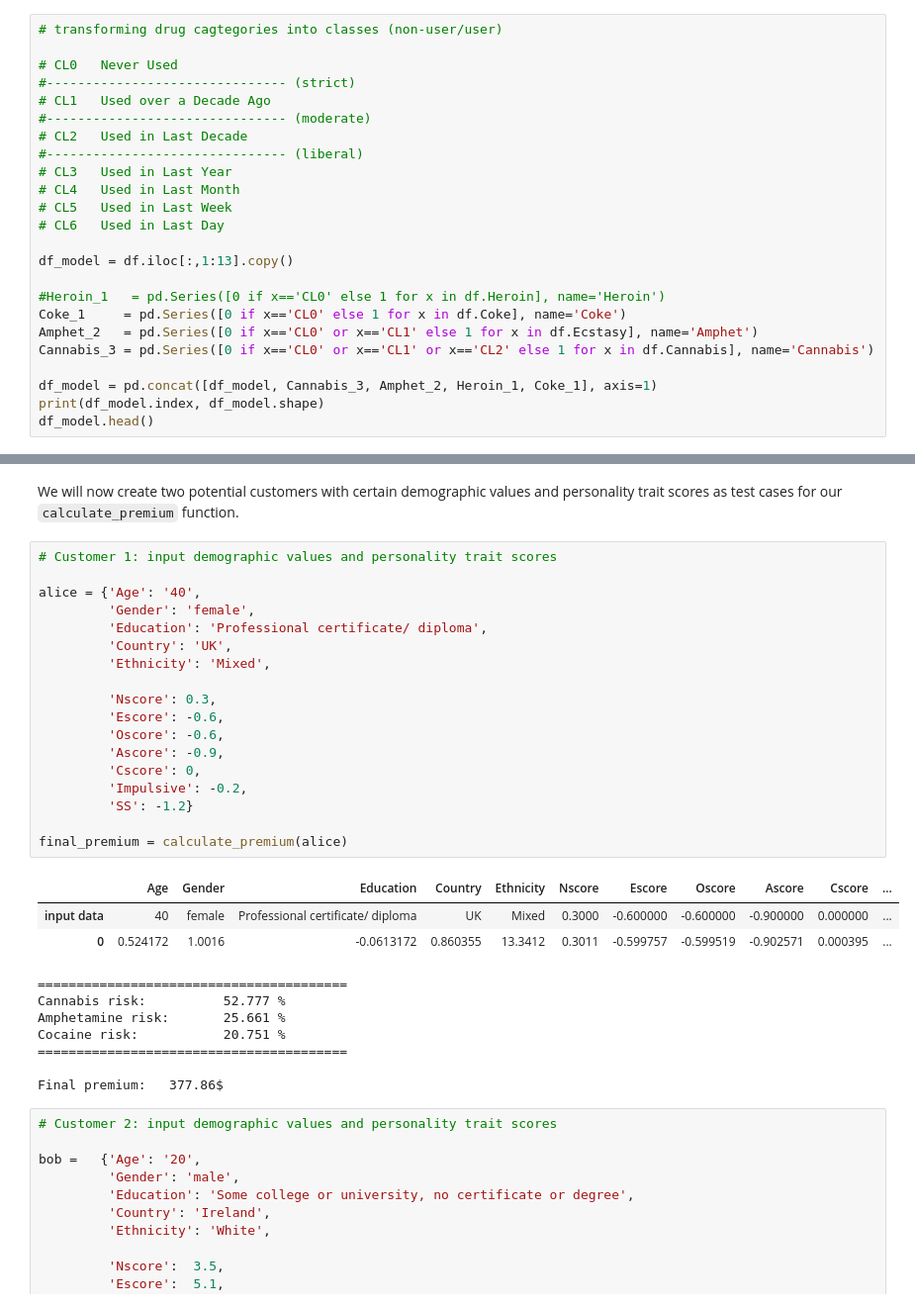
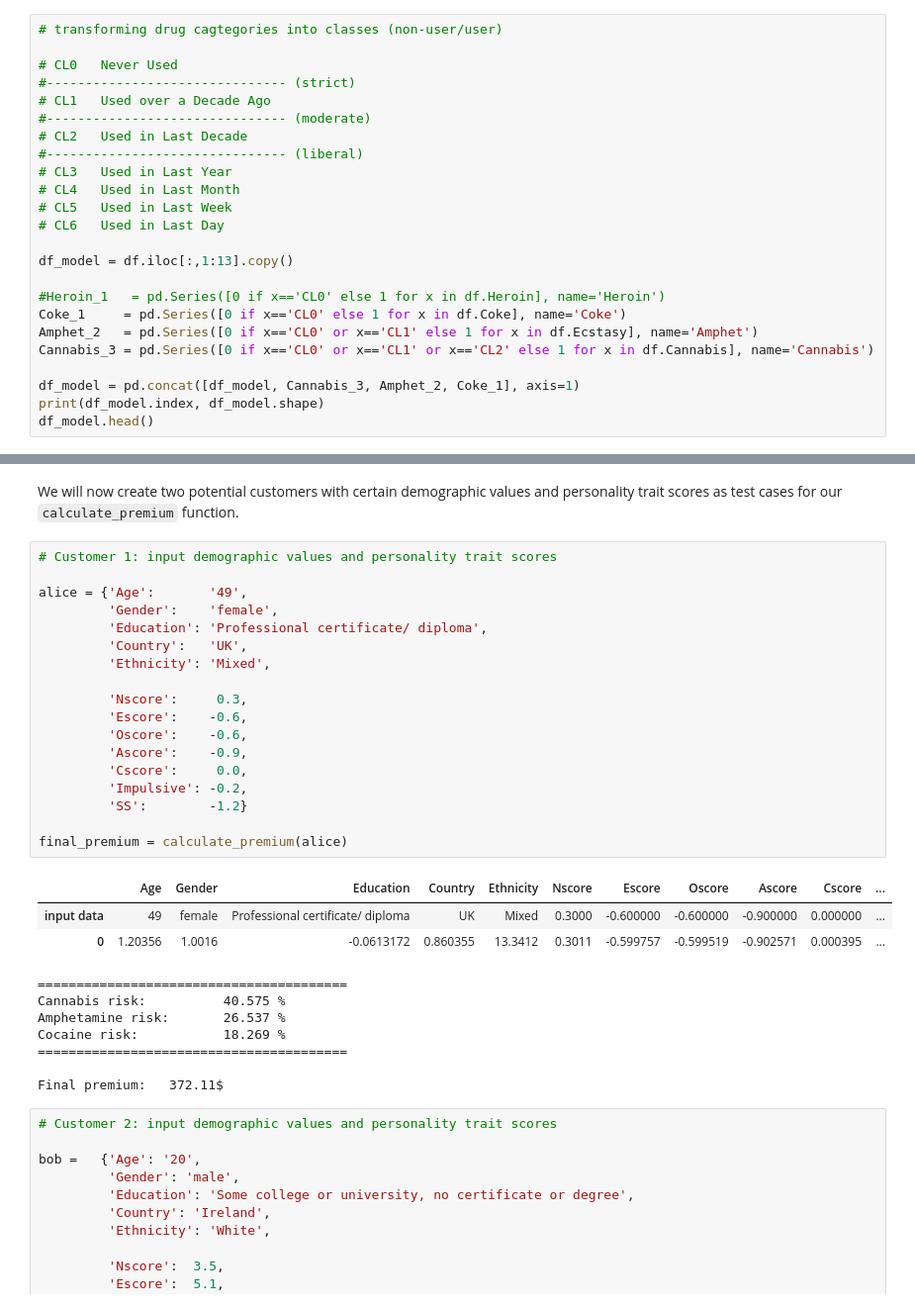
Before and after one commit to KarimaCha/Personality_Drug_Project, a Jupyter notebook: Personality_Drug_Project_Final.ipynb, the cells around one changed output, grey strips where cells are left out. Shown at 99% size. Saved outputs shown, nothing was run; the diff lists cells and outputs as text.

```diff
--- a/Personality_Drug_Project_Final.ipynb
+++ b/Personality_Drug_Project_Final.ipynb
@@ -515,7 +524,7 @@ Coke_1     = pd.Series([0 if x=='CL0' else 1 for x in df.Coke], name='Coke')
 Amphet_2   = pd.Series([0 if x=='CL0' or x=='CL1' else 1 for x in df.Ecstasy], name='Amphet')
 Cannabis_3 = pd.Series([0 if x=='CL0' or x=='CL1' or x=='CL2' else 1 for x in df.Cannabis], name='Cannabis')
 
-df_model = pd.concat([df_model, Cannabis_3, Amphet_2, Heroin_1, Coke_1], axis=1)
+df_model = pd.concat([df_model, Cannabis_3, Amphet_2, Coke_1], axis=1)
 print(df_model.index, df_model.shape)
 df_model.head()
 # %% [output]
@@ -1283,32 +1295,32 @@ We will now create two potential customers with certain demographic values and p
 # %%
 # Customer 1: input demographic values and personality trait scores
 
-alice = {'Age': '40',
-         'Gender': 'female',
+alice = {'Age':       '49',
+         'Gender':    'female',
          'Education': 'Professional certificate/ diploma',
-         'Country': 'UK',
+         'Country':   'UK',
          'Ethnicity': 'Mixed',
 
-         'Nscore': 0.3,
-         'Escore': -0.6,
-         'Oscore': -0.6,
-         'Ascore': -0.9,
-         'Cscore': 0,
+         'Nscore':     0.3,
+         'Escore':    -0.6,
+         'Oscore':    -0.6,
+         'Ascore':    -0.9,
+         'Cscore':     0.0,
          'Impulsive': -0.2,
-         'SS': -1.2}
+         'SS':        -1.2}
 
 final_premium = calculate_premium(alice)
 # %% [output]
 |  | Age | Gender | Education | Country | Ethnicity | Nscore | Escore | Oscore | Ascore | Cscore | ... |
-| input data | 40 | female | Professional certificate/ diploma | UK | Mixed | 0.3000 | -0.600000 | -0.600000 | -0.900000 | 0.000000 | ... |
-| 0 | 0.524172 | 1.0016 | -0.0613172 | 0.860355 | 13.3412 | 0.3011 | -0.599757 | -0.599519 | -0.902571 | 0.000395 | ... |
+| input data | 49 | female | Professional certificate/ diploma | UK | Mixed | 0.3000 | -0.600000 | -0.600000 | -0.900000 | 0.000000 | ... |
+| 0 | 1.20356 | 1.0016 | -0.0613172 | 0.860355 | 13.3412 | 0.3011 | -0.599757 | -0.599519 | -0.902571 | 0.000395 | ... |
 ========================================
-Cannabis risk:          52.777 %
-Amphetamine risk:       25.661 %
-Cocaine risk:           20.751 %
+Cannabis risk:          40.575 %
+Amphetamine risk:       26.537 %
+Cocaine risk:           18.269 %
 ========================================
 
-Final premium:   377.86$
+Final premium:   372.11$
 # %%
 # Customer 2: input demographic values and personality trait scores
 
```
Also changed, not shown: parts of 10 cells of this notebook.
